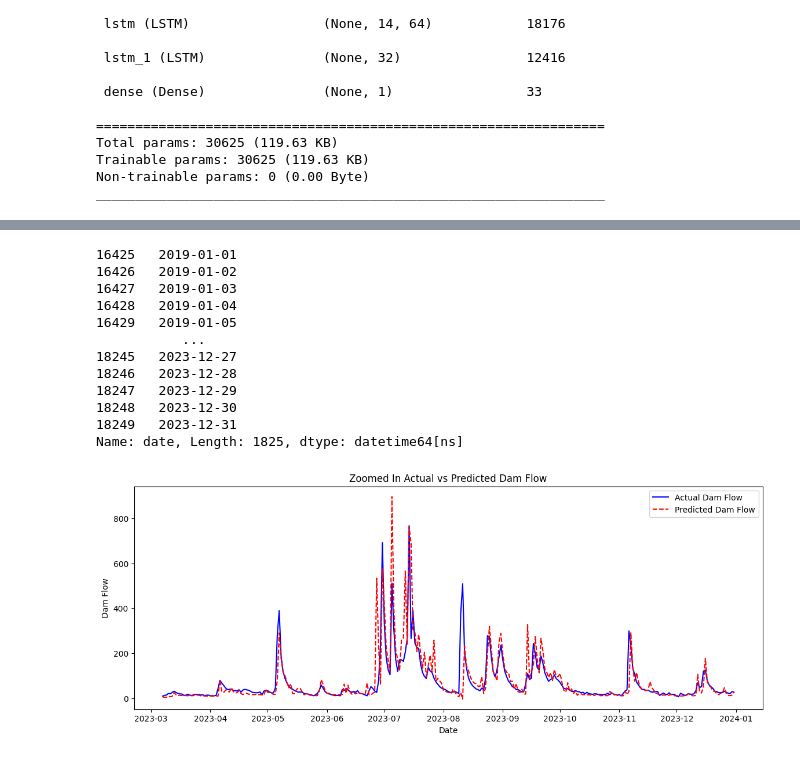
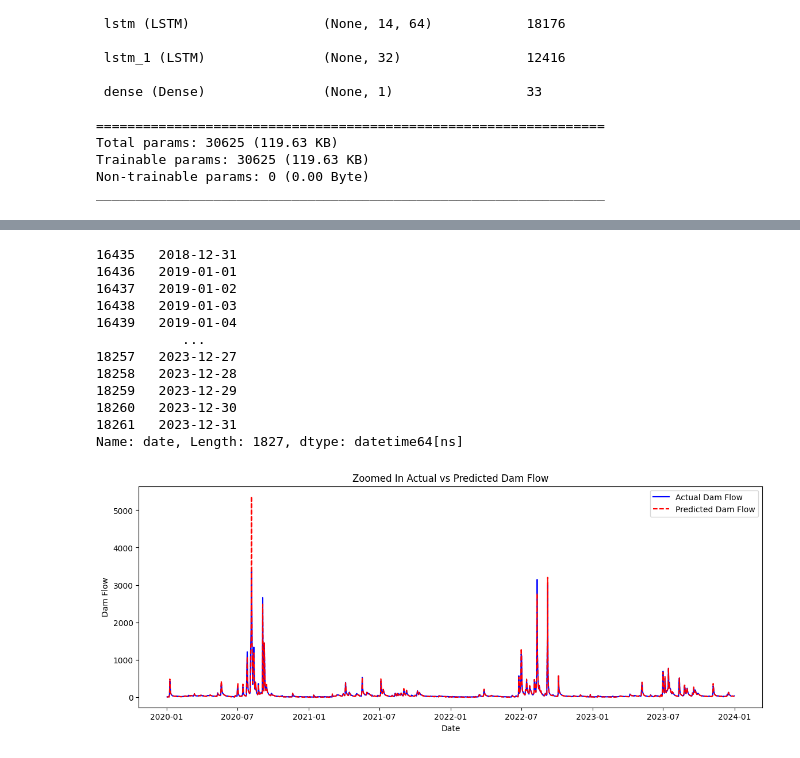
Before and after one commit to zinseo964/dam_flow, a Jupyter notebook: dam_lstm(includesthepreviousdam).ipynb, the cells around one changed output, grey strips where cells are left out. Drawn from its saved outputs; the diff is of its cells as text; code cells hidden in the pictures.

```diff
--- a/dam_lstm(includesthepreviousdam).ipynb
+++ b/dam_lstm(includesthepreviousdam).ipynb
@@ -104,6 +106,6 @@ print(data)
 # %%
 # variables for training
-cols = list(data)[1:7]
+cols = list(data)[2:8]
 # %%
 print(cols)
 # %% [output]
@@ -182,11 +184,11 @@ testY = []
 
 for i in range(seq_len, n_train-pred_days +1):
     trainX.append(train_data_scaled[i - seq_len:i, 0:train_data_scaled.shape[1]])
-    trainY.append(train_data_scaled[i + pred_days - 1:i + pred_days, 0])
+    trainY.append(train_data_scaled[i + pred_days - 2:i + pred_days-1, 0])
 
 for i in range(seq_len, len(test_data_scaled)-pred_days +1):
     testX.append(test_data_scaled[i - seq_len:i, 0:test_data_scaled.shape[1]])
-    testY.append(test_data_scaled[i + pred_days - 1:i + pred_days, 0])
+    testY.append(test_data_scaled[i + pred_days - 2:i + pred_days-1, 0])
 
 # print(trainX[:5])
 # print(trainY[:5])
@@ -261,7 +263,7 @@ model.compile(optimizer=optimizer, loss='mse')
 # %%
 # Try to load weights
 try:
-    model.load_weights('/content/drive/MyDrive/240410/dam_lstm_weights.h5')
+    model.load_weights('/content/drive/MyDrive/240410/1dam_lstm_weights.h5')
     print("Loaded model weights from disk")
 except:
     print("No weights found, training model from scratch")
@@ -323,44 +342,44 @@ plt.show()
 # %%
 print(test_dates)
 # %% [output]
-16425   2019-01-01
-16426   2019-01-02
-16427   2019-01-03
-16428   2019-01-04
-16429   2019-01-05
+16435   2018-12-31
+16436   2019-01-01
+16437   2019-01-02
+16438   2019-01-03
+16439   2019-01-04
            ...
-18245   2023-12-27
-18246   2023-12-28
-18247   2023-12-29
-18248   2023-12-30
-18249   2023-12-31
-Name: date, Length: 1825, dtype: datetime64[ns]
+18257   2023-12-27
+18258   2023-12-28
+18259   2023-12-29
+18260   2023-12-30
+18261   2023-12-31
+Name: date, Length: 1827, dtype: datetime64[ns]
 # %%
 # Calculate the start and end indices for the zoomed plot
-zoom_start = len(test_dates) - 300
+zoom_start = len(test_dates) - 365*4
 zoom_end = len(test_dates)
 
 # Create the zoomed plot
 plt.figure(figsize=(14, 5))
 
 # Adjust the start index for the testY_original and y_pred arrays
 adjusted_start = zoom_start - seq_len
 
 plt.plot(test_dates[zoom_start:zoom_end],
          testY_original[adjusted_start:zoom_end - zoom_start + adjusted_start],
          color='blue',
          label='Actual Dam Flow')
 
 plt.plot(test_dates[zoom_start:zoom_end],
          y_pred[adjusted_start:zoom_end - zoom_start + adjusted_start ],
          color='red',
          linestyle='--',
          label='Predicted Dam Flow')
 
 plt.xlabel('Date')
 plt.ylabel('Dam Flow')
 plt.title('Zoomed In Actual vs Predicted Dam Flow')
 plt.legend()
 plt.show()
 # %% [output]
-[figure, old version]
+[figure, new version]
```
Also changed, not shown: parts of 18 cells of this notebook.
